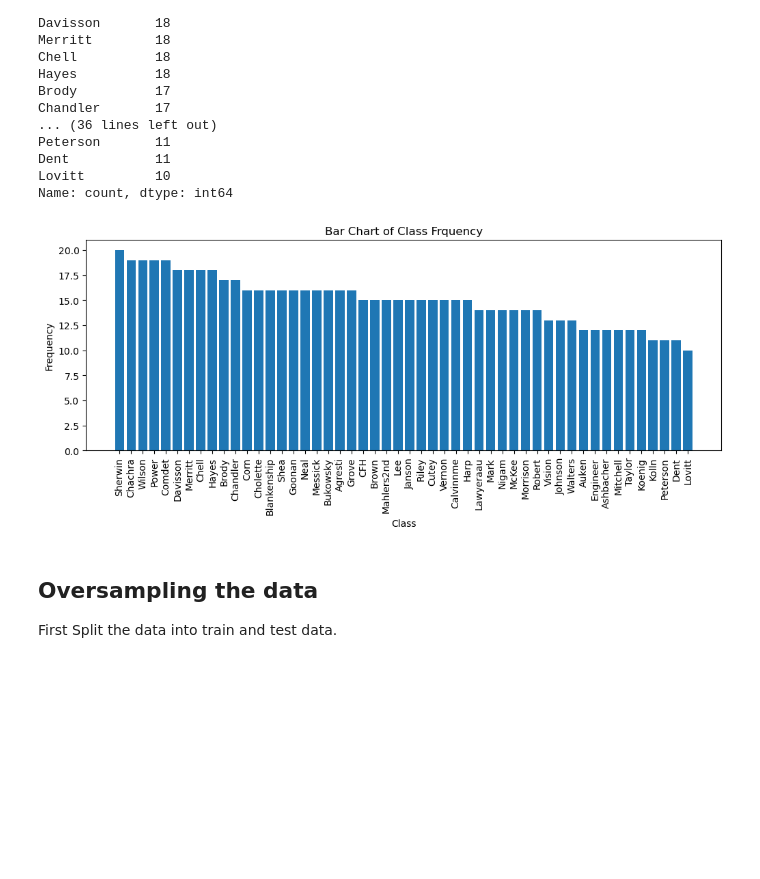
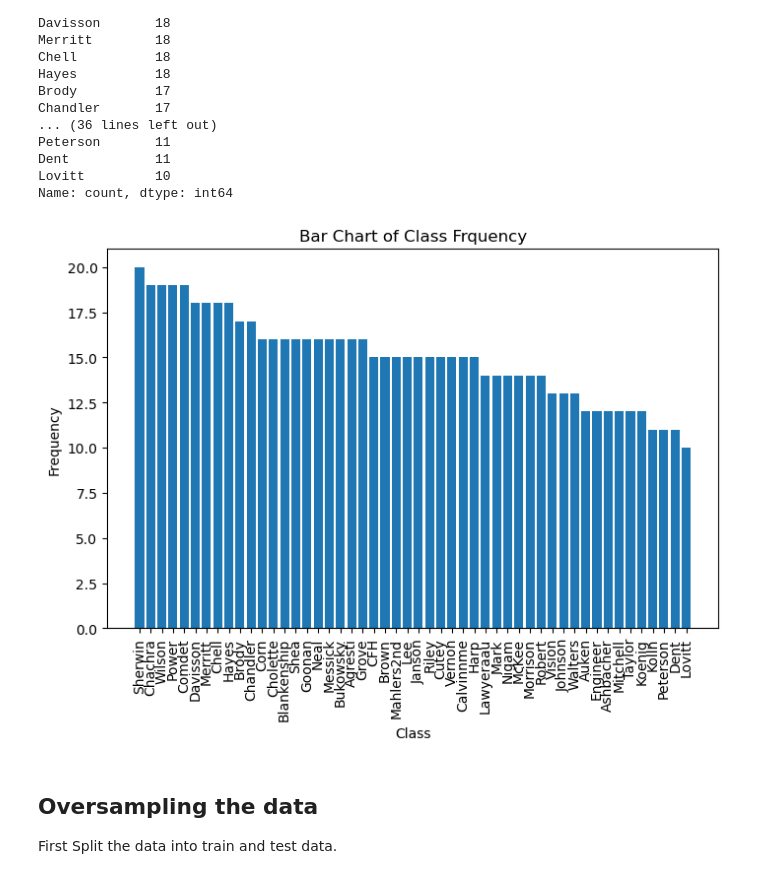
Before and after one commit to paulhoenes/ml_ss24, a Jupyter notebook: Amazon_reviews.ipynb, the cells around one changed output. Cells and saved outputs as stored; diff of their text form; code cells hidden in the pictures; blank space fills up the shorter version.

```diff
--- a/Amazon_reviews.ipynb
+++ b/Amazon_reviews.ipynb
@@ -120,26 +132,30 @@ Name: count, dtype: int64
 # %%
 
 class_counts = amazon_train['Class'].value_counts()
 import matplotlib.pyplot as plt
 
 
 # Plot
-plt.figure(figsize=(12, 4))
+plt.figure(figsize=(8, 5))
 plt.bar(class_counts.index, class_counts.values)
 
 
 plt.xlabel('Class')
 plt.ylabel('Frequency')
 plt.title('Bar Chart of Class Frquency')
 
 # rotate the x-axis labels
 plt.xticks(rotation=90)
 
 
+# export the plot
+plt.savefig('class_frequency.png')
+
+
 # Display the plot
 plt.show()
 # %% [output]
-[figure, old version]
+[figure, new version]
 # %% [markdown]
 ## Oversampling the data
 
```
Also changed, not shown: parts of 11 cells of this notebook, 4 other files.
